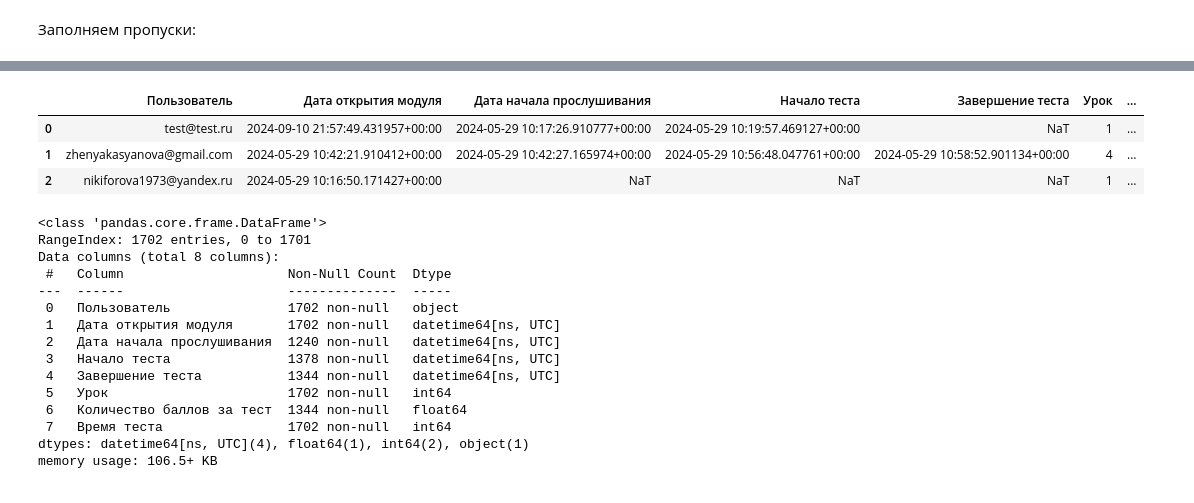
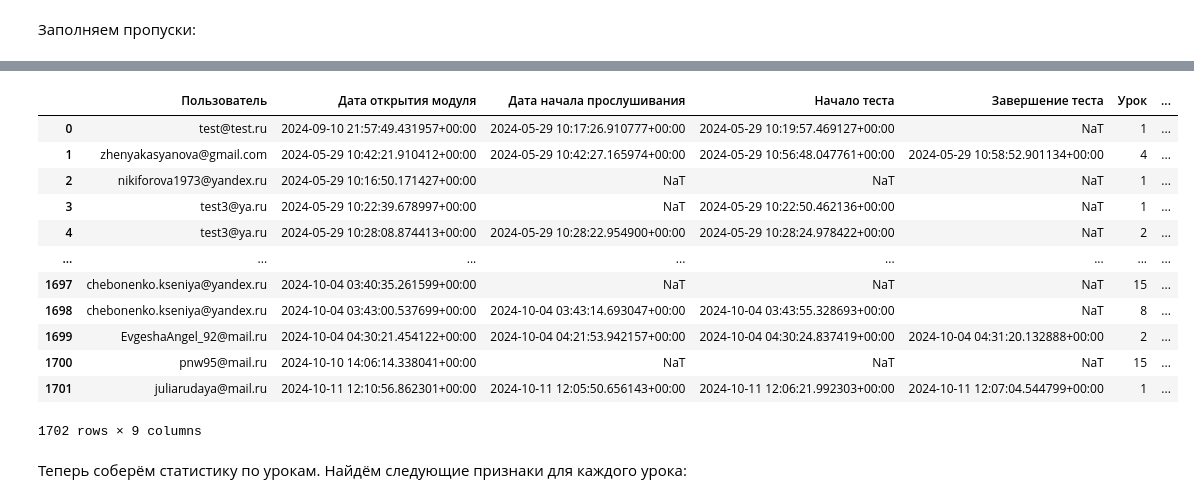
Before and after one commit to MaximZhambalov/Hackatone_10_2024_SF, a Jupyter notebook: 2_merge.ipynb, the cells around one changed output, grey strips where cells are left out. Drawn from its saved outputs; the diff is of its cells as text; code cells hidden in the pictures.

```diff
--- a/2_merge.ipynb
+++ b/2_merge.ipynb
@@ -403,0 +289,26 @@ lesson_stats['Время теста'] = lesson_stats['Время теста'].ma
+# %%
+av_time = {}
+test_time_total = {}
+total_time = {}
+
+# найдём время, потраченное пользователем на конкретный урок
+lesson_stats['Время на уроке'] = lesson_stats['Завершение теста'] - lesson_stats['Дата открытия модуля']
+lesson_stats['Время на уроке'] = round(lesson_stats['Время на уроке'].dt.total_seconds(), 0)
+lesson_stats['Время на уроке'] = lesson_stats['Время на уроке'].fillna(0)
+
+for user in users_list:
+    mask = lesson_stats['Пользователь'] == user
+
+    lessons_finished = users_merged.loc[users_merged['Пользователь'] == user, 'Количество законченных уроков'].values[0]
+
+    if lessons_finished != 0:
+        av_time[user] = round(lesson_stats.loc[mask, 'Время теста'].sum() / lessons_finished, 2)
+    else:
+        av_time[user] = 0
+
+    test_time_total[user] = lesson_stats.loc[mask, 'Время теста'].sum()
+    total_time[user] = lesson_stats.loc[mask, 'Время на уроке'].sum()
+
+users_merged['Среднее время теста'] = users_merged['Пользователь'].map(av_time)
+users_merged['Время тестирования всего'] = users_merged['Пользователь'].map(test_time_total)
+users_merged['Время на курсе'] = users_merged['Пользователь'].map(total_time)
@@ -404,25 +351,16 @@ lesson_stats['Время теста'] = lesson_stats['Время теста'].ma
 # %%
-lesson_stats.head(3)
+lesson_stats
 # %% [output]
 |  | Пользователь | Дата открытия модуля | Дата начала прослушивания | Начало теста | Завершение теста | Урок | ... |
 | 0 | test@test.ru | 2024-09-10 21:57:49.431957+00:00 | 2024-05-29 10:17:26.910777+00:00 | 2024-05-29 10:19:57.469127+00:00 | NaT | 1 | ... |
 | 1 | zhenyakasyanova@gmail.com | 2024-05-29 10:42:21.910412+00:00 | 2024-05-29 10:42:27.165974+00:00 | 2024-05-29 10:56:48.047761+00:00 | 2024-05-29 10:58:52.901134+00:00 | 4 | ... |
 | 2 | nikiforova1973@yandex.ru | 2024-05-29 10:16:50.171427+00:00 | NaT | NaT | NaT | 1 | ... |
+| 3 | test3@ya.ru | 2024-05-29 10:22:39.678997+00:00 | NaT | 2024-05-29 10:22:50.462136+00:00 | NaT | 1 | ... |
+| 4 | test3@ya.ru | 2024-05-29 10:28:08.874413+00:00 | 2024-05-29 10:28:22.954900+00:00 | 2024-05-29 10:28:24.978422+00:00 | NaT | 2 | ... |
+| ... | ... | ... | ... | ... | ... | ... | ... |
+| 1697 | chebonenko.kseniya@yandex.ru | 2024-10-04 03:40:35.261599+00:00 | NaT | NaT | NaT | 15 | ... |
+| 1698 | chebonenko.kseniya@yandex.ru | 2024-10-04 03:43:00.537699+00:00 | 2024-10-04 03:43:14.693047+00:00 | 2024-10-04 03:43:55.328693+00:00 | NaT | 8 | ... |
+| 1699 | EvgeshaAngel_92@mail.ru | 2024-10-04 04:30:21.454122+00:00 | 2024-10-04 04:21:53.942157+00:00 | 2024-10-04 04:30:24.837419+00:00 | 2024-10-04 04:31:20.132888+00:00 | 2 | ... |
+| 1700 | pnw95@mail.ru | 2024-10-10 14:06:14.338041+00:00 | NaT | NaT | NaT | 15 | ... |
+| 1701 | juliarudaya@mail.ru | 2024-10-11 12:10:56.862301+00:00 | 2024-10-11 12:05:50.656143+00:00 | 2024-10-11 12:06:21.992303+00:00 | 2024-10-11 12:07:04.544799+00:00 | 1 | ... |
+1702 rows × 9 columns
-# %%
-lesson_stats.info()
-# %% [output]
-<class 'pandas.core.frame.DataFrame'>
-RangeIndex: 1702 entries, 0 to 1701
-Data columns (total 8 columns):
- #   Column                     Non-Null Count  Dtype
----  ------                     --------------  -----
- 0   Пользователь               1702 non-null   object
- 1   Дата открытия модуля       1702 non-null   datetime64[ns, UTC]
- 2   Дата начала прослушивания  1240 non-null   datetime64[ns, UTC]
- 3   Начало теста               1378 non-null   datetime64[ns, UTC]
- 4   Завершение теста           1344 non-null   datetime64[ns, UTC]
- 5   Урок                       1702 non-null   int64
- 6   Количество баллов за тест  1344 non-null   float64
- 7   Время теста                1702 non-null   int64
-dtypes: datetime64[ns, UTC](4), float64(1), int64(2), object(1)
-memory usage: 106.5+ KB
@@ -428,0 +371,2 @@ memory usage: 106.5+ KB
+# %% [markdown]
+Теперь соберём статистику по урокам. Найдём следующие признаки для каждого урока:
```
Also changed, not shown: parts of 43 cells of this notebook, 2 other files.
